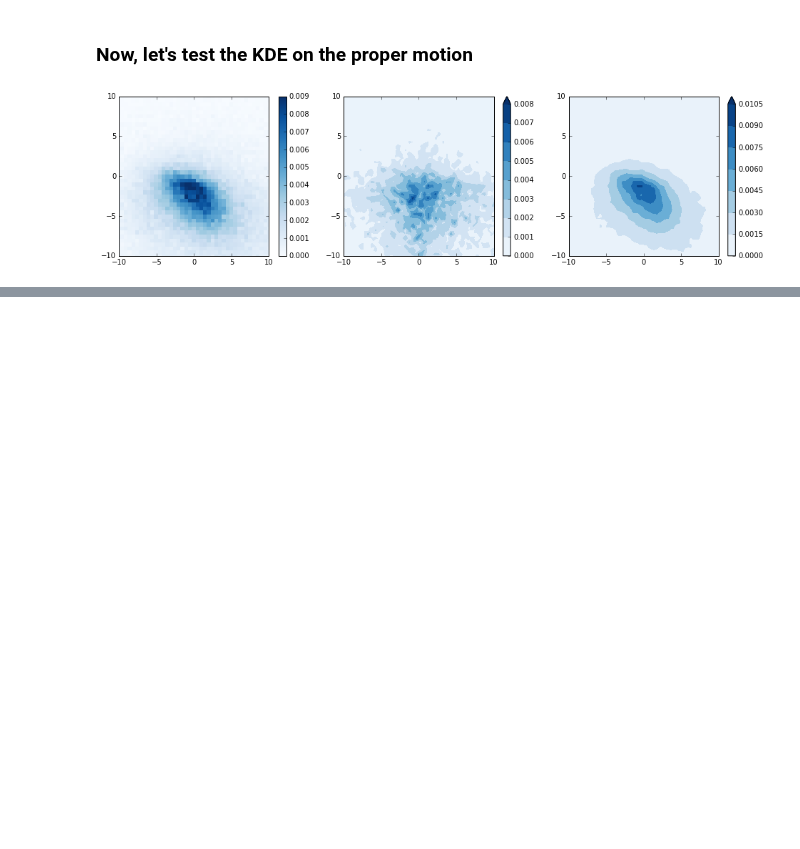
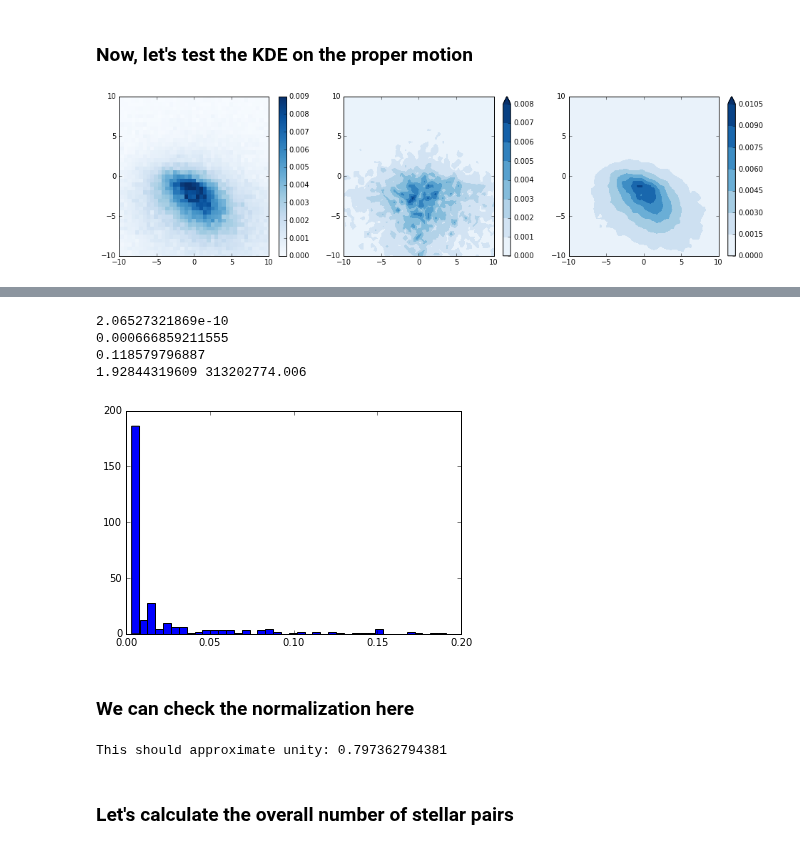
Before and after one commit to astroJeff/gaia_binaries, a Jupyter notebook: notebooks/TGAS_general.ipynb, the cells around one changed output, grey strips where cells are left out. Drawn from its saved outputs; the diff is of its cells as text; code cells hidden in the pictures; blank space fills up the shorter version.

```diff
--- a/notebooks/TGAS_general.ipynb
+++ b/notebooks/TGAS_general.ipynb
@@ -275,0 +460,55 @@ print tgas_0[j]['tycho2_id'], tgas_0[j]['ra'], tgas_0[j]['dec'], tgas_0[j]['pmra
+# %%
+print np.mean(prob_tmp)
+
+values = np.array([np.log10(proj_sep), np.log10(delta_v_trans)]).T
+prob_out = np.exp(P_binary.binary_kde.score_samples(values))
+plt.hist(prob_out[prob_out>0.0], bins=40)
+
+print np.mean(prob_out)
+print np.mean(prob_tmp * jacob_dV_dmu * jacob_ds_dtheta)
+print np.mean(jacob_dV_dmu), np.mean(jacob_ds_dtheta)
+
+#P_binary.get_P_binary(10**X.flatten(), 10**Y.flatten(), kde_method='sklearn')
+plt.show()
+# %% [output]
+2.06527321869e-10
+0.000666859211555
+0.118579796887
+1.92844319609 313202774.006
+[figure, added]
+# %% [markdown]
+### We can check the normalization here
+# %%
+# Set a random parallax
+ran_plx = 100.0
+ran_dist = 1.0e3/ran_plx
+
+
+# Random draws
+n_sys = 3000000
+ran_delta_mu = 100000.0 * np.random.uniform(size=n_sys)
+ran_theta = 1.0*np.random.uniform(size=n_sys)
+
+# Convert to quantities we can use
+ran_delta_v_trans = (ran_delta_mu/1.0e3/3600.0*np.pi/180.0) * ran_dist * (c.pc_to_cm/1.0e5) / (c.yr_to_sec)
+ran_proj_sep = (ran_theta*np.pi/180.0) * ran_dist * (c.pc_to_cm / c.Rsun_to_cm)
+
+
+# Set jacobians
+jacob_dV_dmu = ran_dist * (c.pc_to_cm/1.0e5) * (1.0 / ((180.0/np.pi)*3600.0*1.0e3)) * (1.0 / c.yr_to_sec)
+jacob_ds_dtheta = ran_dist * (np.pi/180.0) * (c.pc_to_cm / c.Rsun_to_cm)
+
+
+# Calculate densities
+values = np.array([np.log10(ran_proj_sep), np.log10(ran_delta_v_trans)]).T
+prob_out = np.exp(P_binary.binary_kde.score_samples(values))
+prob_out = prob_out * jacob_dV_dmu * jacob_ds_dtheta / ran_delta_v_trans / ran_proj_sep / np.log(10.)**2
+
+
+# Average and divide by area to get value of the integral
+area = 100000.0*1.0
+print "This should approximate unity:", np.mean(prob_out) * area
+# %% [output]
+This should approximate unity: 0.797362794381
+# %% [markdown]
+### Let's calculate the overall number of stellar pairs
```
Also changed, not shown: parts of 13 cells of this notebook, 5 other files.
